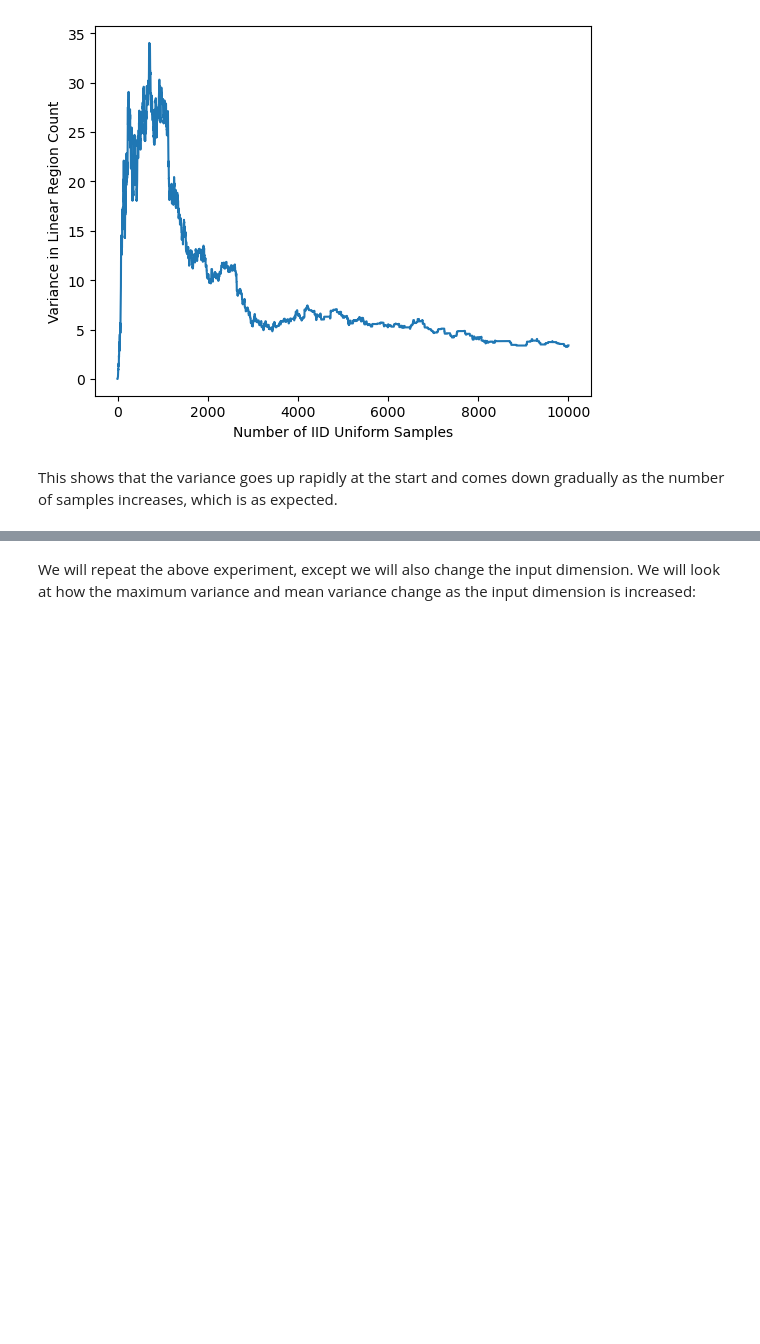
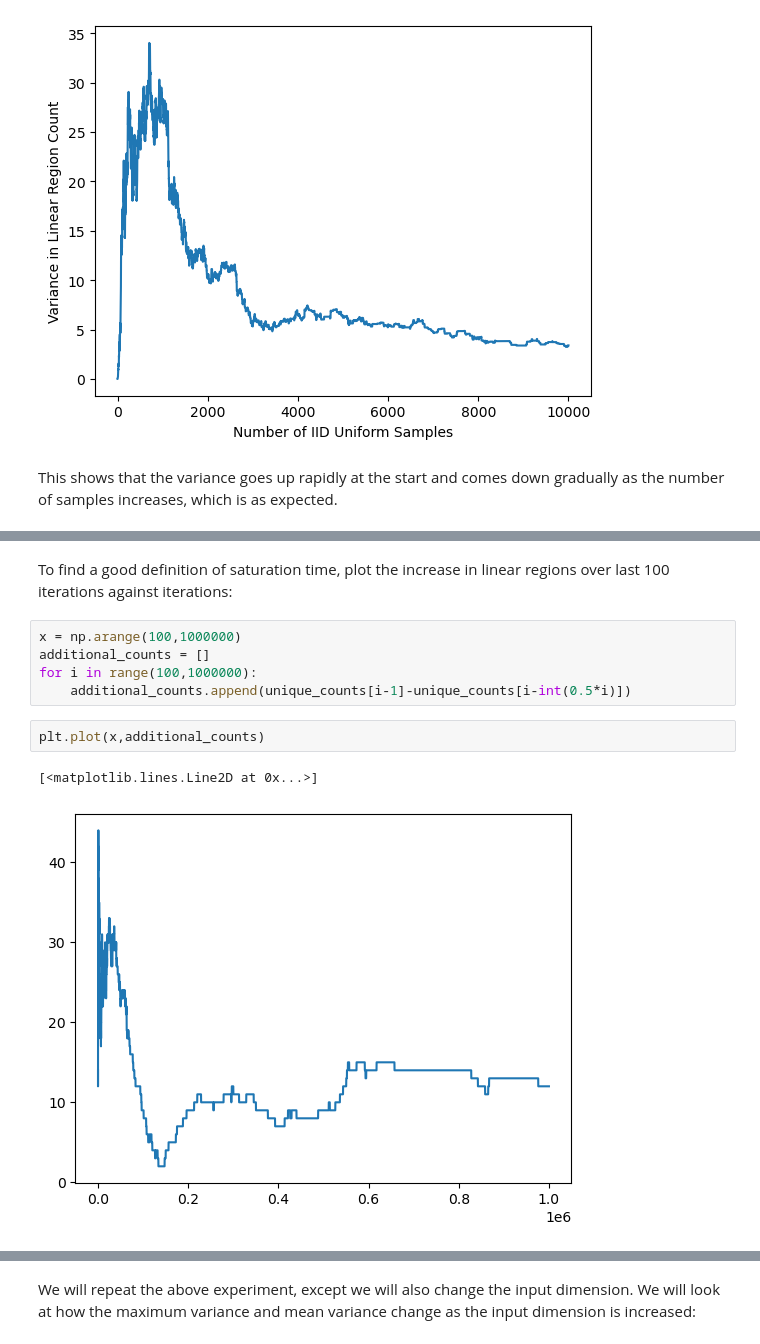
Before and after one commit to Gautam-Chauhan/MSc-Thesis, a Jupyter notebook: iid_uniform_code.ipynb, the cells around one changed output, grey strips where cells are left out. Drawn from its saved outputs; the diff is of its cells as text; blank space fills up the shorter version.

```diff
--- a/iid_uniform_code.ipynb
+++ b/iid_uniform_code.ipynb
@@ -255,0 +327,12 @@ This shows that the variance goes up rapidly at the start and comes down gradual
+# %% [markdown]
+To find a good definition of saturation time, plot the increase in linear regions over last 100 iterations against iterations:
+# %%
+x = np.arange(100,1000000)
+additional_counts = []
+for i in range(100,1000000):
+    additional_counts.append(unique_counts[i-1]-unique_counts[i-int(0.5*i)])
+# %%
+plt.plot(x,additional_counts)
+# %% [output]
+[<matplotlib.lines.Line2D at 0x...>]
+[figure, added]
```
Also changed, not shown: parts of 25 cells of this notebook.
